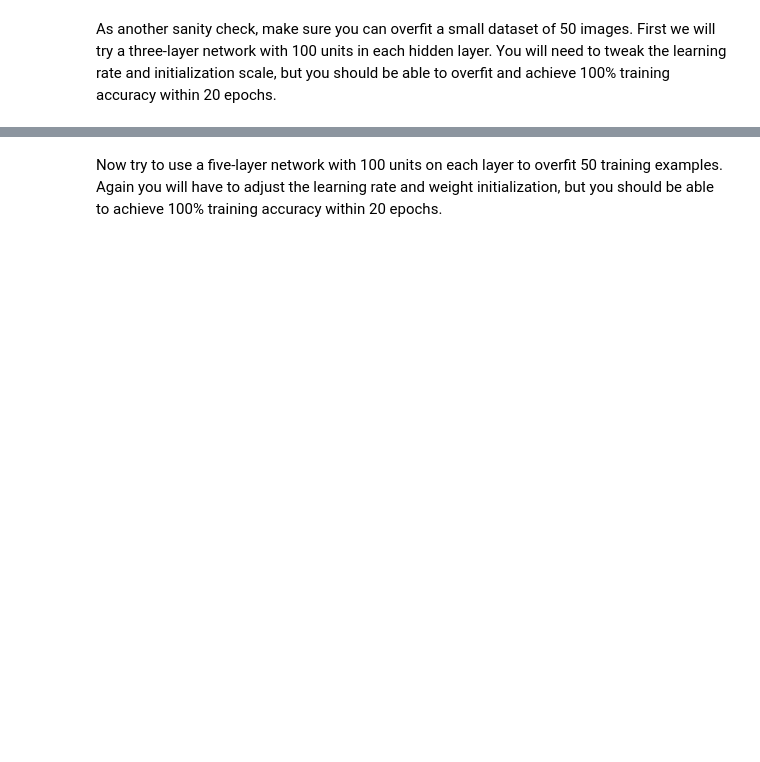
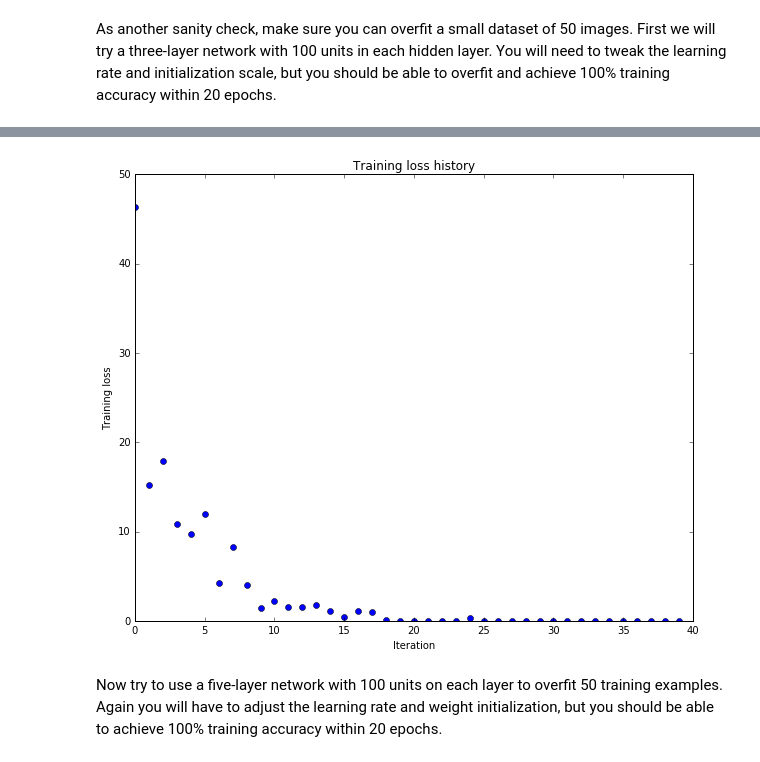
Before and after one commit to kumasento/cs231n, a Jupyter notebook: assignment2/FullyConnectedNets.ipynb, the cells around one changed output, grey strips where cells are left out. Cells and saved outputs as stored; diff of their text form; code cells hidden in the pictures; blank space fills up the shorter version.

```diff
--- a/assignment2/FullyConnectedNets.ipynb
+++ b/assignment2/FullyConnectedNets.ipynb
@@ -408,8 +425,8 @@ small_data = {
   'y_val': data['y_val'],
 }
 
-weight_scale = 1e-2
-learning_rate = 1e-4
+weight_scale = 5e-2
+learning_rate = 6e-4
 model = FullyConnectedNet([100, 100],
               weight_scale=weight_scale, dtype=np.float64)
 solver = Solver(model, small_data,
@@ -426,3 +443,4 @@ plt.title('Training loss history')
 plt.xlabel('Iteration')
 plt.ylabel('Training loss')
 plt.show()
+# %% [output]
@@ -429,3 +464,4 @@ plt.show()
+[figure, added]
 # %% [markdown]
 Now try to use a five-layer network with 100 units on each layer to overfit 50 training examples. Again you will have to adjust the learning rate and weight initialization, but you should be able to achieve 100% training accuracy within 20 epochs.
 # %%
```
Also changed, not shown: parts of 9 cells of this notebook, 1 other file.
